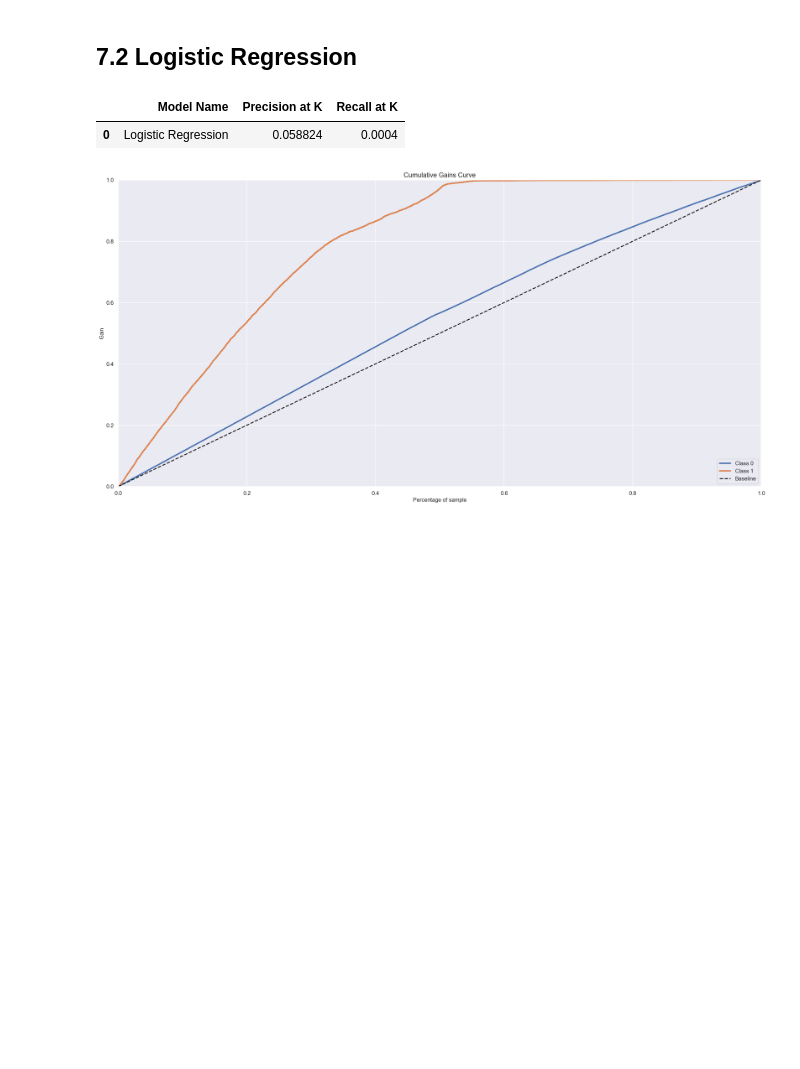
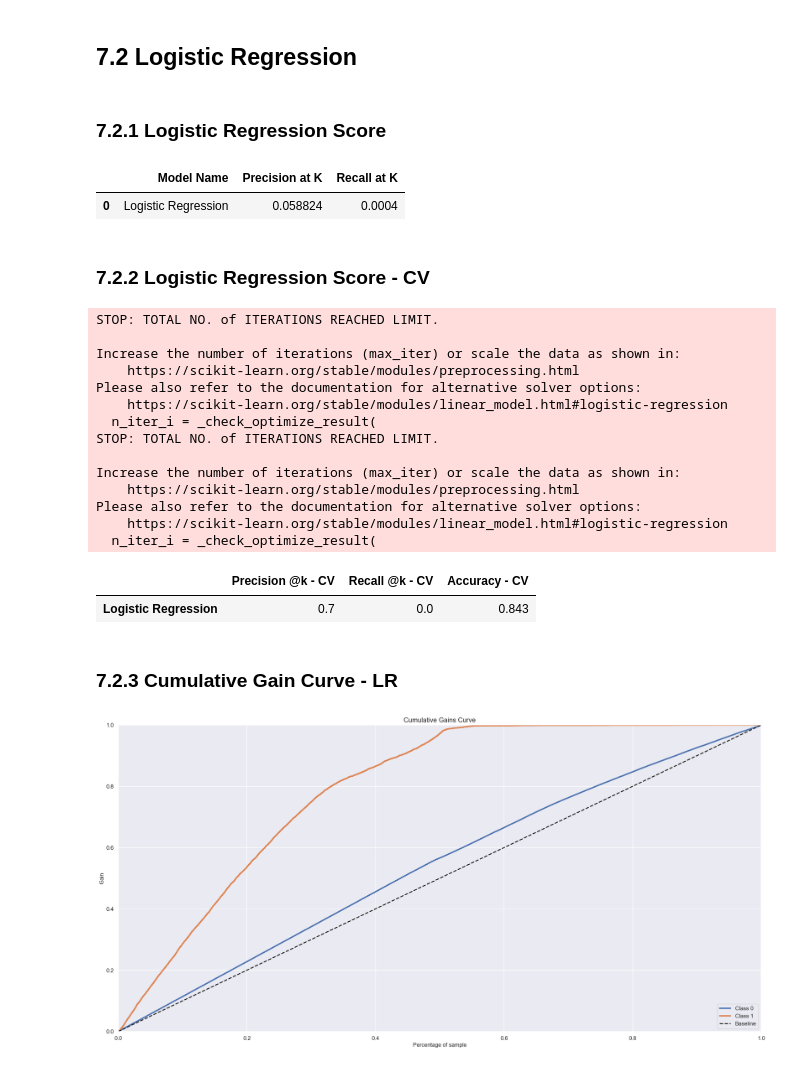
Before and after one commit to luishmq/insurance_cross_sell, a Jupyter notebook: notebooks/cross_sell.ipynb, the cells around one changed output. Cells and saved outputs as stored; diff of their text form; code cells hidden in the pictures; blank space fills up the shorter version.

```diff
--- a/notebooks/cross_sell.ipynb
+++ b/notebooks/cross_sell.ipynb
@@ -617,12 +677,38 @@ lr_model.fit( X_train_ml, y_train )
 # model prediction
 yhat_lr = lr_model.predict_proba( X_test_ml )
 yhatp_lr = lr_model.predict( X_test_ml )
+# %% [markdown]
+### 7.2.1 Logistic Regression Score
 # %%
 lr_result_rank = ranking_performance('Logistic Regression', X_test_ml, y_test, yhat_lr, 50)
 lr_result_rank
 # %% [output]
 |  | Model Name | Precision at K | Recall at K |
 | 0 | Logistic Regression | 0.058824 | 0.0004 |
+# %% [markdown]
+### 7.2.2 Logistic Regression Score - CV
+# %%
+lr_result_cv = cross_validation( 'Logistic Regression', lr_model, X_train_ml, y_train, 5, verbose=False )
+lr_result_cv
+# %% [output]
+STOP: TOTAL NO. of ITERATIONS REACHED LIMIT.
+
+Increase the number of iterations (max_iter) or scale the data as shown in:
+    https://scikit-learn.org/stable/modules/preprocessing.html
+Please also refer to the documentation for alternative solver options:
+    https://scikit-learn.org/stable/modules/linear_model.html#logistic-regression
+  n_iter_i = _check_optimize_result(
+STOP: TOTAL NO. of ITERATIONS REACHED LIMIT.
+
+Increase the number of iterations (max_iter) or scale the data as shown in:
+    https://scikit-learn.org/stable/modules/preprocessing.html
+Please also refer to the documentation for alternative solver options:
+    https://scikit-learn.org/stable/modules/linear_model.html#logistic-regression
+  n_iter_i = _check_optimize_result(
+|  | Precision @k - CV | Recall @k - CV | Accuracy - CV |
+| Logistic Regression | 0.7 | 0.0 | 0.843 |
+# %% [markdown]
+### 7.2.3 Cumulative Gain Curve - LR
 # %%
 # Accumulative gain
 
```
Also changed, not shown: parts of 26 cells of this notebook.
